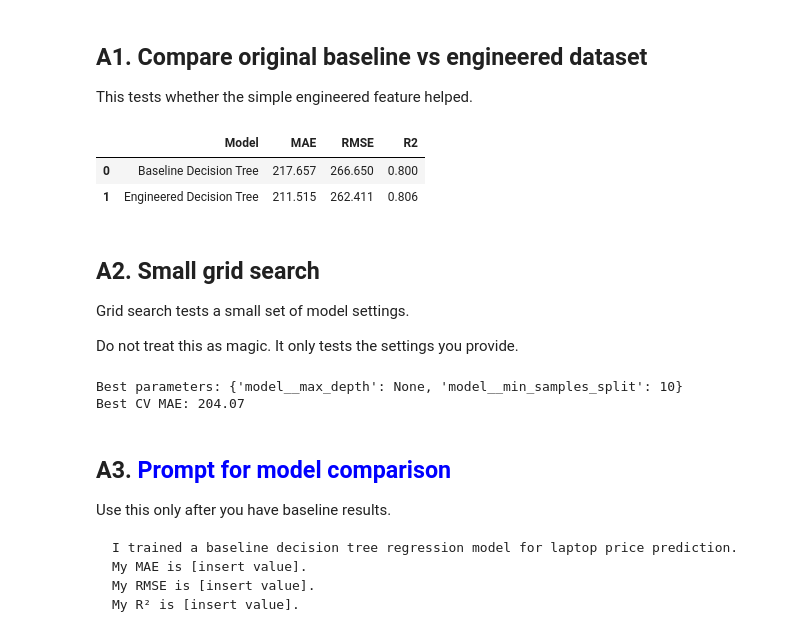
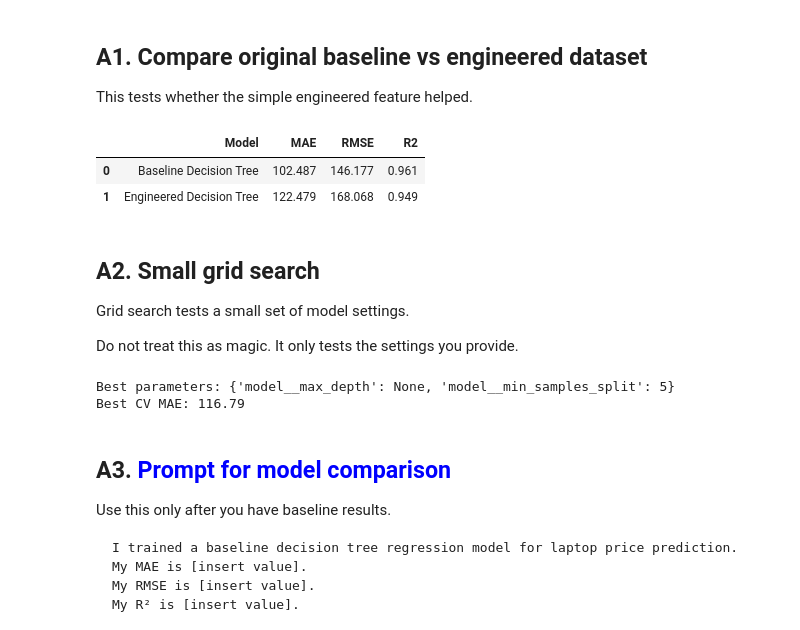
Before and after one commit to miffylim2308/ADALL_github, a Jupyter notebook: ADALL_Week3_Preparing_and_Modelling_2026_revised_v2.ipynb, the cells around one changed output. Drawn from its saved outputs; the diff is of its cells as text; code cells hidden in the pictures.

```diff
--- a/ADALL_Week3_Preparing_and_Modelling_2026_revised_v2.ipynb
+++ b/ADALL_Week3_Preparing_and_Modelling_2026_revised_v2.ipynb
@@ -1371,7 +1371,9 @@ Run this cell at the start of Session 2. This works even if your Colab runtime r
 You should see the cleaned dataset with the target column still present.
 # %%
 # You may run the following code, if you have the cleaned_laptop_prices.csv file. If not, just rerun earlier cells to re-create it.
-cleaned_df = pd.read_csv('cleaned_laptop_prices.csv')
+#cleaned_df = pd.read_csv('cleaned_laptop_prices.csv')
+github_raw_url = 'https://raw.githubusercontent.com/zawhtetwai/ADALL_GitHub/refs/heads/main/cleaned_laptop_prices.csv'
+cleaned_df = pd.read_csv(github_raw_url)
 
 # Or read the cleaned_laptop_prices.csv  file from Google Drive
 # cleaned_df = pd.read_csv("/content/drive/MyDrive/cleaned_laptop_prices.csv")
@@ -1616,7 +1638,7 @@ Here we use a decision tree regressor because it is easy to explain and works wi
 # %%
 baseline_model = Pipeline(steps=[
     ('preprocessor', preprocessor),
-    ('model', DecisionTreeRegressor(random_state=42, max_depth=5))
+    ('model', DecisionTreeRegressor(random_state=42, max_depth=12))
 ])
 
 baseline_model.fit(X_train, y_train)
@@ -2022,36 +2059,36 @@ X_train_eng, X_test_eng, y_train_eng, y_test_eng = train_test_split(
 )
 
 cat_columns_eng = X_train_eng.select_dtypes(include=['object', 'category']).columns.tolist()
 num_columns_eng = X_train_eng.select_dtypes(exclude=['object', 'category']).columns.tolist()
 
 preprocessor_eng = ColumnTransformer(
     transformers=[
         ('cat', OneHotEncoder(handle_unknown='ignore'), cat_columns_eng),
         ('num', StandardScaler(), num_columns_eng)
     ]
 )
 
 engineered_model = Pipeline(steps=[
     ('preprocessor', preprocessor_eng),
-    ('model', DecisionTreeRegressor(random_state=42, max_depth=5))
+    ('model', DecisionTreeRegressor(random_state=42, max_depth=12))
 ])
 
 engineered_model.fit(X_train_eng, y_train_eng)
 y_pred_eng = engineered_model.predict(X_test_eng)
 
 engineered_results = pd.DataFrame({
     'Model': ['Engineered Decision Tree'],
     'MAE': [mean_absolute_error(y_test_eng, y_pred_eng)],
     'RMSE': [np.sqrt(mean_squared_error(y_test_eng, y_pred_eng))],
     'R2': [r2_score(y_test_eng, y_pred_eng)]
 })
 
 comparison = pd.concat([baseline_results, engineered_results], ignore_index=True)
 display(comparison.round(3))
 # %% [output]
 |  | Model | MAE | RMSE | R2 |
-| 0 | Baseline Decision Tree | 217.657 | 266.650 | 0.800 |
-| 1 | Engineered Decision Tree | 211.515 | 262.411 | 0.806 |
+| 0 | Baseline Decision Tree | 102.487 | 146.177 | 0.961 |
+| 1 | Engineered Decision Tree | 122.479 | 168.068 | 0.949 |
 # %% [markdown]
 ## A2. Small grid search
 
@@ -2079,8 +2116,8 @@ grid.fit(X, y)
 print('Best parameters:', grid.best_params_)
 print('Best CV MAE:', round(-grid.best_score_, 2))
 # %% [output]
-Best parameters: {'model__max_depth': None, 'model__min_samples_split': 10}
-Best CV MAE: 204.07
+Best parameters: {'model__max_depth': None, 'model__min_samples_split': 5}
+Best CV MAE: 116.79
 # %% [markdown]
 ## A3. <font color='blue'>Prompt for model comparison</font>
 
```
Also changed, not shown: parts of 13 cells of this notebook.
